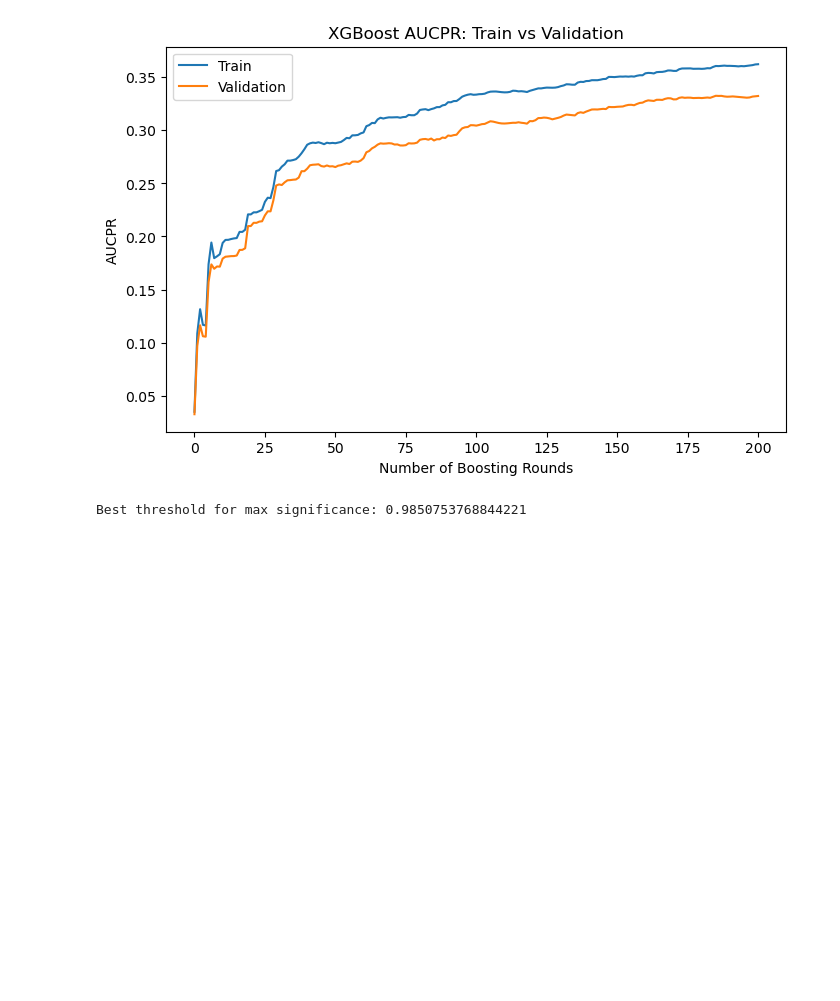
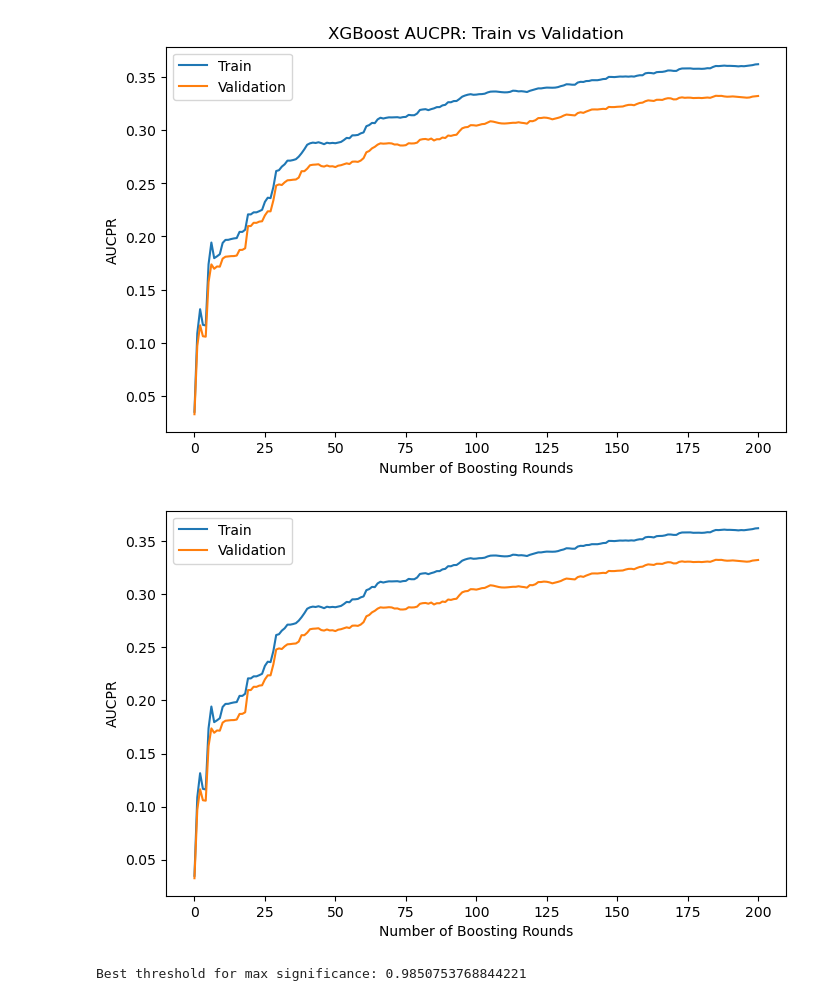
Before and after one commit to SanderGeurts/ML_2025_2026_Jesper_Anna_Sander, a Jupyter notebook: Version_final_Anna_XGB_optuna .ipynb, the cells around one changed output. Cells and saved outputs as stored; diff of their text form; code cells hidden in the pictures; blank space fills up the shorter version.

```diff
--- a/Version_final_Anna_XGB_optuna .ipynb
+++ b/Version_final_Anna_XGB_optuna .ipynb
@@ -580,6 +600,20 @@ plt.show()
 [199]   validation_0-aucpr:0.36214      validation_1-aucpr:0.33210
 [200]   validation_0-aucpr:0.36235      validation_1-aucpr:0.33241
 [figure]
+# %%
+plt.figure(figsize=(8,5))
+plt.plot(x_axis, results['validation_0']['aucpr'], label='Train')
+plt.plot(x_axis, results['validation_1']['aucpr'], label='Validation')
+plt.legend()
+plt.xlabel('Number of Boosting Rounds')
+plt.ylabel('AUCPR')
+
+
+plt.savefig(r"C:\Users\apogo\Documents\Studie Master\Machine Learning\PLots\auc_pr_curve.png",dpi=300, bbox_inches="tight")
+
+plt.show()
+# %% [output]
+[figure, added]
 # %%
 # Threshold Moving based on max significance:
 
```
Also changed, not shown: parts of 9 cells of this notebook.
